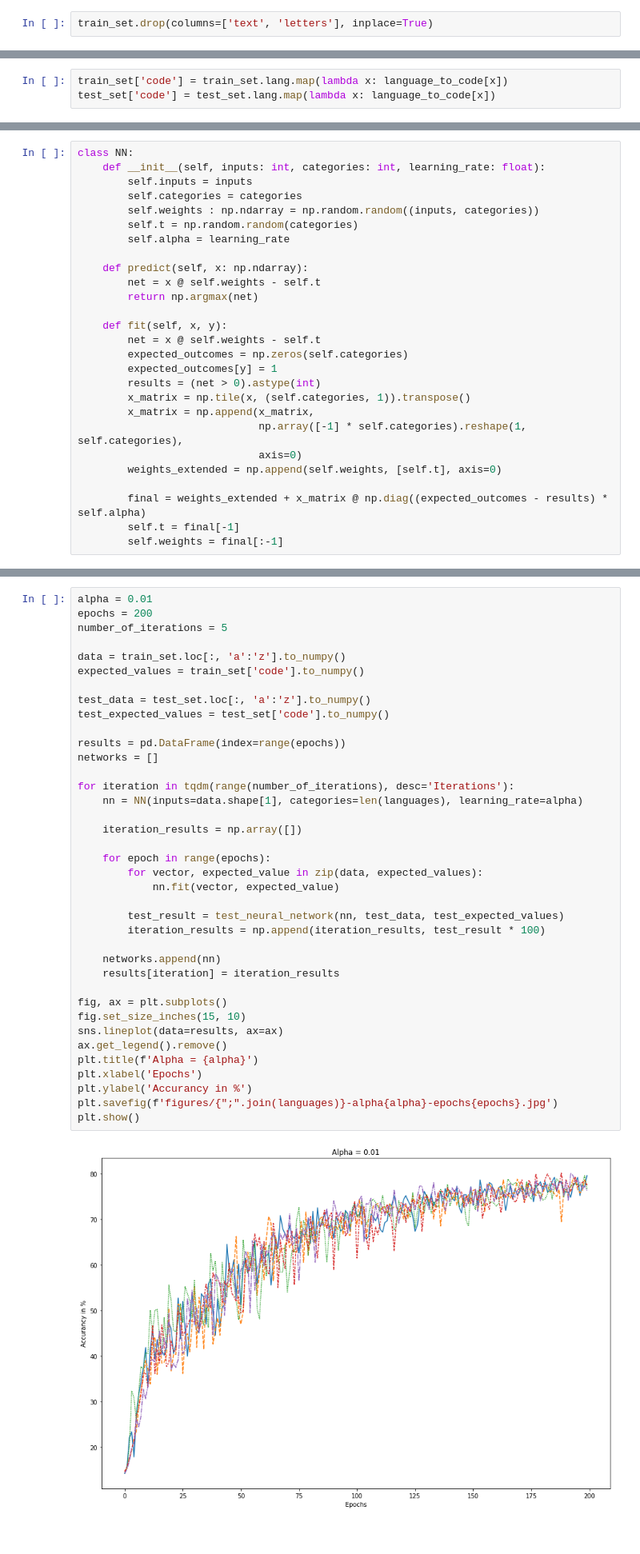
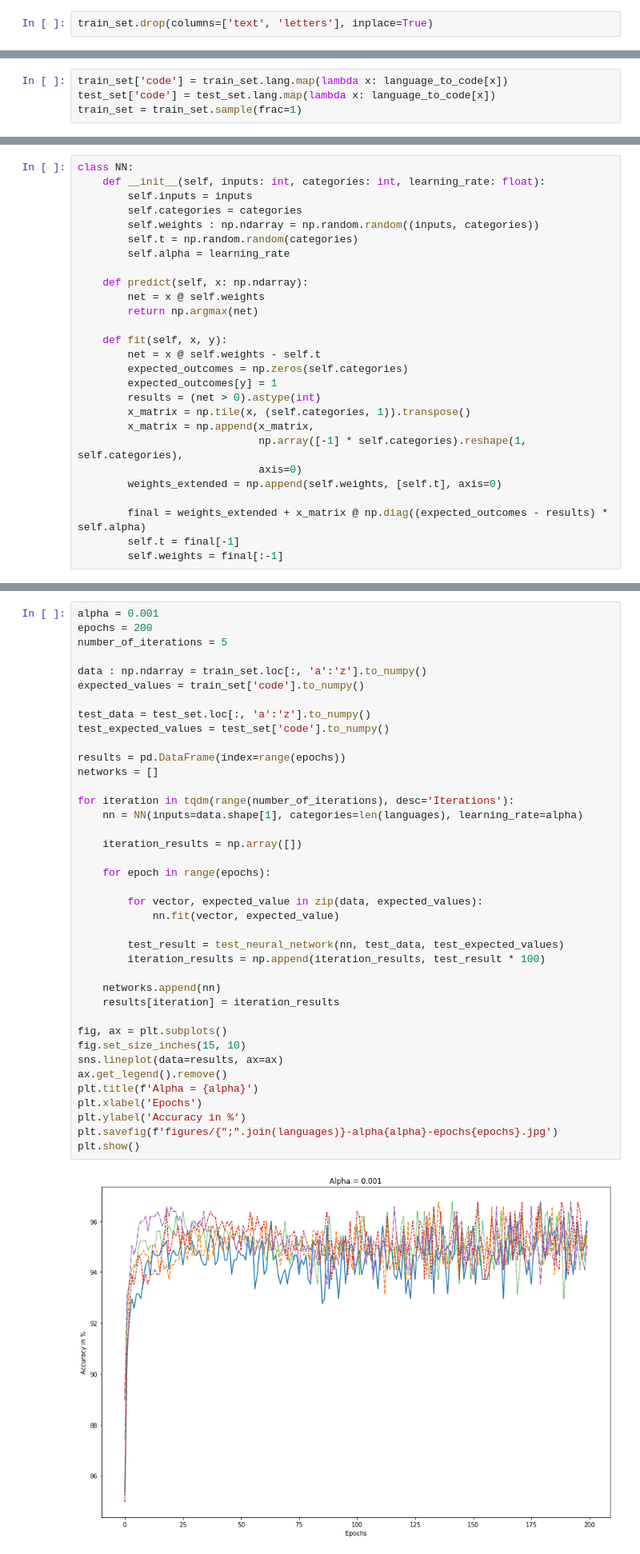
Before and after one commit to wojtekolesinski/ml-models, a Jupyter notebook: neural_network/neural_network.ipynb, the cells around one changed output, grey strips where cells are left out. Shown: that part at 80% size. Cells and saved outputs as stored; diff of their text form.

```diff
--- a/neural_network/neural_network.ipynb
+++ b/neural_network/neural_network.ipynb
@@ -44,6 +44,7 @@ language_to_code
 # %%
 train_set['code'] = train_set.lang.map(lambda x: language_to_code[x])
 test_set['code'] = test_set.lang.map(lambda x: language_to_code[x])
+train_set = train_set.sample(frac=1)
 # %%
 class Perceptron:
     def __init__(self, number_of_inputs: int, learning_rate: float):
@@ -92,7 +93,7 @@ class NN:
         self.alpha = learning_rate
 
     def predict(self, x: np.ndarray):
-        net = x @ self.weights - self.t
+        net = x @ self.weights
         return np.argmax(net)
 
     def fit(self, x, y):
@@ -118,45 +119,46 @@ def test_neural_network(nn: SingleLayerNeuralNetwork, data: np.ndarray, expected
 
     return sum(results == expected_values) / len(expected_values)
 # %%
-alpha = 0.01
+alpha = 0.001
 epochs = 200
 number_of_iterations = 5
 
-data = train_set.loc[:, 'a':'z'].to_numpy()
+data : np.ndarray = train_set.loc[:, 'a':'z'].to_numpy()
 expected_values = train_set['code'].to_numpy()
 
 test_data = test_set.loc[:, 'a':'z'].to_numpy()
 test_expected_values = test_set['code'].to_numpy()
 
 results = pd.DataFrame(index=range(epochs))
 networks = []
 
 for iteration in tqdm(range(number_of_iterations), desc='Iterations'):
     nn = NN(inputs=data.shape[1], categories=len(languages), learning_rate=alpha)
 
     iteration_results = np.array([])
 
     for epoch in range(epochs):
+
         for vector, expected_value in zip(data, expected_values):
             nn.fit(vector, expected_value)
 
         test_result = test_neural_network(nn, test_data, test_expected_values)
         iteration_results = np.append(iteration_results, test_result * 100)
 
     networks.append(nn)
     results[iteration] = iteration_results
 
 fig, ax = plt.subplots()
 fig.set_size_inches(15, 10)
 sns.lineplot(data=results, ax=ax)
 ax.get_legend().remove()
 plt.title(f'Alpha = {alpha}')
 plt.xlabel('Epochs')
-plt.ylabel('Accurancy in %')
+plt.ylabel('Accuracy in %')
 plt.savefig(f'figures/{";".join(languages)}-alpha{alpha}-epochs{epochs}.jpg')
 plt.show()
 # %% [output]
-[figure, old version]
+[figure, new version]
 # %%
 from sklearn.metrics import confusion_matrix, accuracy_score
 
```
Also changed, not shown: parts of 3 cells of this notebook, 15 other files.
